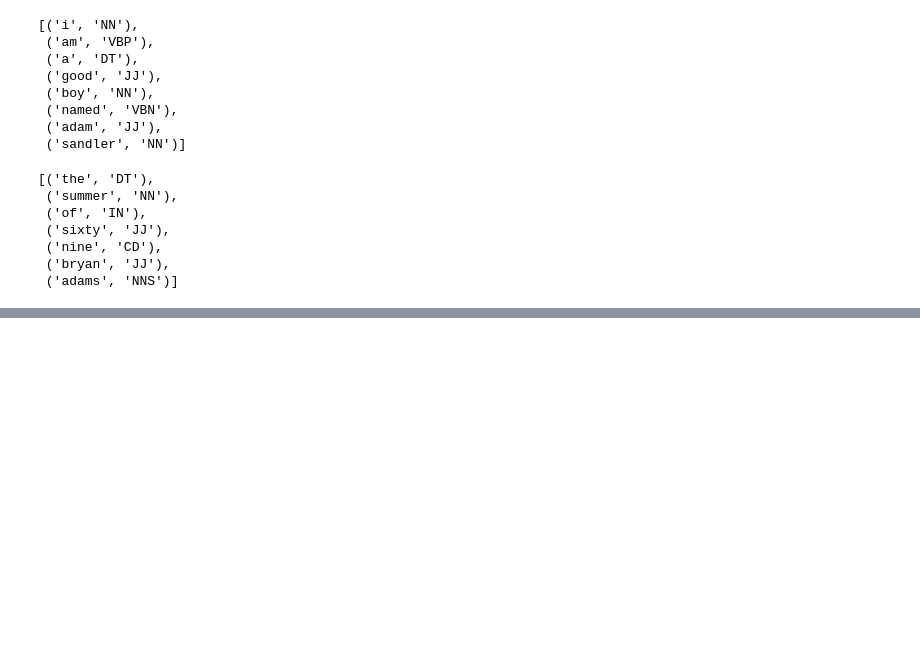
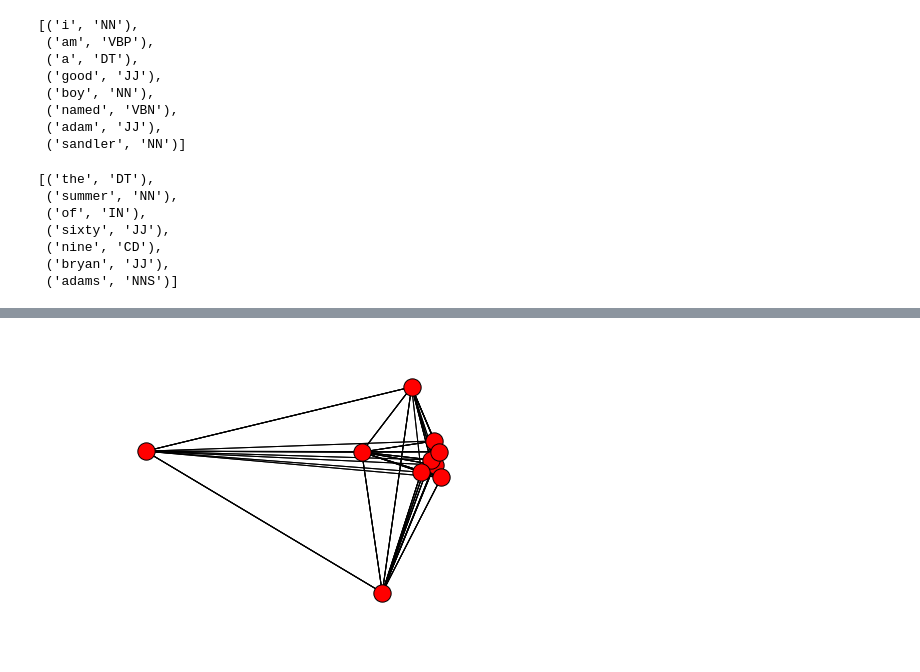
Before and after one commit to rurouni-najeeb/mynz_jmi, a Jupyter notebook: extractive/yasir/stat_lingustic_treatment.ipynb, the cells around one changed output, grey strips where cells are left out. Cells and saved outputs as stored; diff of their text form; code cells hidden in the pictures; blank space fills up the shorter version.

```diff
--- a/extractive/yasir/stat_lingustic_treatment.ipynb
+++ b/extractive/yasir/stat_lingustic_treatment.ipynb
@@ -223,0 +256,13 @@ NNP
+# %%
+multi_net = nx.MultiGraph()
+# %%
+multi_net.add_nodes_from(coll)
+# %%
+for i in multi_net.nodes():
+    for j in multi_net.nodes():
+        if (cosine_sim(i,j)):
+            multi_net.add_edge(i,j, weight = cosine_sim(i,j), color = 'blue')
+        if (semantic_sim(i,j)):
+            multi_net.add_edge(i,j, weight = semantic_sim(i,j), color = 'green')
+
+        print cosine_sim(i,j), semantic_sim(i,j)
@@ -223,0 +287,4 @@ NNP
+# %%
+nx.draw_spectral(multi_net)
+# %% [output]
+[figure, added]
```
Also changed, not shown: parts of 25 cells of this notebook.
